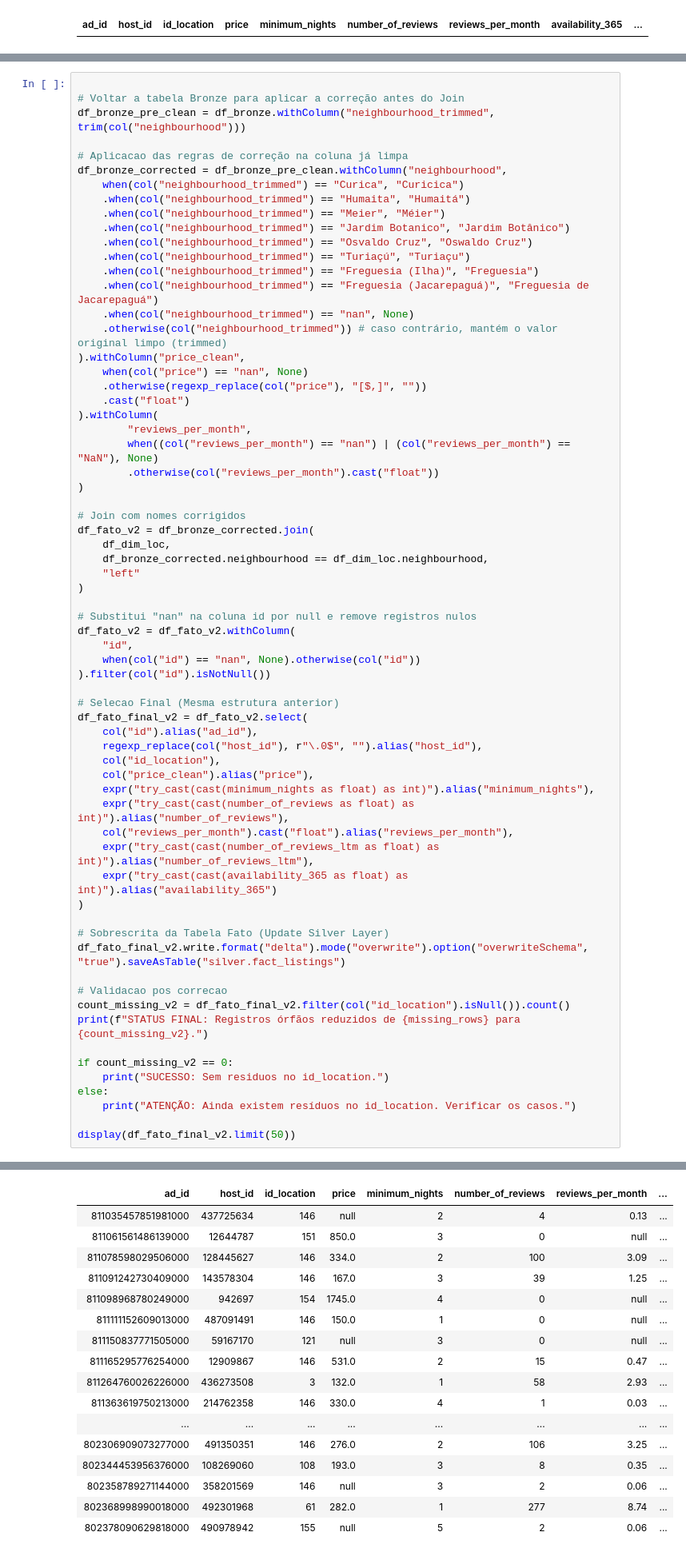
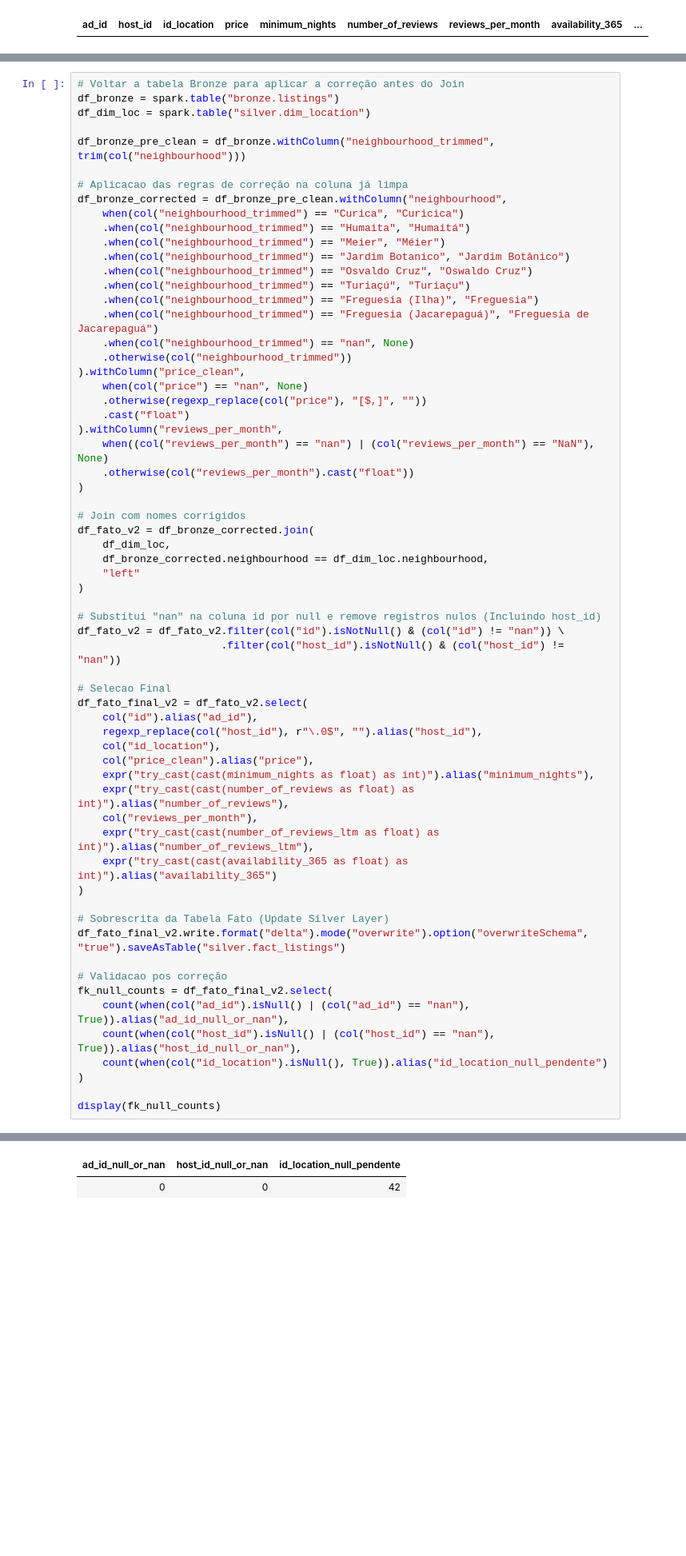
Before and after one commit to juliafarah/MVP_Data_Engineering, a Jupyter notebook: MVP_Pipeline_Airbnb_Rio.ipynb, the cells around one changed output, grey strips where cells are left out. Shown at 80% size. Drawn from its saved outputs; the diff is of its cells as text; blank space fills up the shorter version.

```diff
--- a/MVP_Pipeline_Airbnb_Rio.ipynb
+++ b/MVP_Pipeline_Airbnb_Rio.ipynb
@@ -635,6 +704,8 @@ Perda de Dados Geográficos: 1.02%
 # %%
+# Voltar a tabela Bronze para aplicar a correção antes do Join
+df_bronze = spark.table("bronze.listings")
+df_dim_loc = spark.table("silver.dim_location")
 
-# Voltar a tabela Bronze para aplicar a correção antes do Join
 df_bronze_pre_clean = df_bronze.withColumn("neighbourhood_trimmed", trim(col("neighbourhood")))
 
 # Aplicacao das regras de correção na coluna já limpa
@@ -648,15 +719,14 @@ df_bronze_corrected = df_bronze_pre_clean.withColumn("neighbourhood",
     .when(col("neighbourhood_trimmed") == "Freguesia (Ilha)", "Freguesia")
     .when(col("neighbourhood_trimmed") == "Freguesia (Jacarepaguá)", "Freguesia de Jacarepaguá")
     .when(col("neighbourhood_trimmed") == "nan", None)
-    .otherwise(col("neighbourhood_trimmed")) # caso contrário, mantém o valor original limpo (trimmed)
+    .otherwise(col("neighbourhood_trimmed"))
 ).withColumn("price_clean",
     when(col("price") == "nan", None)
     .otherwise(regexp_replace(col("price"), "[$,]", ""))
     .cast("float")
-).withColumn(
-        "reviews_per_month",
-        when((col("reviews_per_month") == "nan") | (col("reviews_per_month") == "NaN"), None)
-        .otherwise(col("reviews_per_month").cast("float"))
+).withColumn("reviews_per_month",
+    when((col("reviews_per_month") == "nan") | (col("reviews_per_month") == "NaN"), None)
+    .otherwise(col("reviews_per_month").cast("float"))
 )
 
 # Join com nomes corrigidos
@@ -666,13 +736,11 @@ df_fato_v2 = df_bronze_corrected.join(
     "left"
 )
 
-# Substitui "nan" na coluna id por null e remove registros nulos
-df_fato_v2 = df_fato_v2.withColumn(
-    "id",
-    when(col("id") == "nan", None).otherwise(col("id"))
-).filter(col("id").isNotNull())
+# Substitui "nan" na coluna id por null e remove registros nulos (Incluindo host_id)
+df_fato_v2 = df_fato_v2.filter(col("id").isNotNull() & (col("id") != "nan")) \
+                       .filter(col("host_id").isNotNull() & (col("host_id") != "nan"))
 
-# Selecao Final (Mesma estrutura anterior)
+# Selecao Final
 df_fato_final_v2 = df_fato_v2.select(
     col("id").alias("ad_id"),
     regexp_replace(col("host_id"), r"\.0$", "").alias("host_id"),
@@ -680,7 +748,7 @@ df_fato_final_v2 = df_fato_v2.select(
     col("price_clean").alias("price"),
     expr("try_cast(cast(minimum_nights as float) as int)").alias("minimum_nights"),
     expr("try_cast(cast(number_of_reviews as float) as int)").alias("number_of_reviews"),
-    col("reviews_per_month").cast("float").alias("reviews_per_month"),
+    col("reviews_per_month"),
     expr("try_cast(cast(number_of_reviews_ltm as float) as int)").alias("number_of_reviews_ltm"),
     expr("try_cast(cast(availability_365 as float) as int)").alias("availability_365")
 )
@@ -688,14 +756,12 @@ df_fato_final_v2 = df_fato_v2.select(
 # Sobrescrita da Tabela Fato (Update Silver Layer)
 df_fato_final_v2.write.format("delta").mode("overwrite").option("overwriteSchema", "true").saveAsTable("silver.fact_listings")
 
-# Validacao pos correcao
-count_missing_v2 = df_fato_final_v2.filter(col("id_location").isNull()).count()
-print(f"STATUS FINAL: Registros órfãos reduzidos de {missing_rows} para {count_missing_v2}.")
+# Validacao pos correção
+fk_null_counts = df_fato_final_v2.select(
+    count(when(col("ad_id").isNull() | (col("ad_id") == "nan"), True)).alias("ad_id_null_or_nan"),
+    count(when(col("host_id").isNull() | (col("host_id") == "nan"), True)).alias("host_id_null_or_nan"),
+    count(when(col("id_location").isNull(), True)).alias("id_location_null_pendente")
+)
 
-if count_missing_v2 == 0:
-    print("SUCESSO: Sem residuos no id_location.")
-else:
-    print("ATENÇÃO: Ainda existem resíduos no id_location. Verificar os casos.")
-
-display(df_fato_final_v2.limit(50))
+display(fk_null_counts)
 # %% [output]
@@ -704,17 +768,2 @@ ATENÇÃO: Ainda existem resíduos no id_location. Verificar os casos.
-| ad_id | host_id | id_location | price | minimum_nights | number_of_reviews | reviews_per_month | ... |
-| 811035457851981000 | 437725634 | 146 | null | 2 | 4 | 0.13 | ... |
-| 811061561486139000 | 12644787 | 151 | 850.0 | 3 | 0 | null | ... |
-| 811078598029506000 | 128445627 | 146 | 334.0 | 2 | 100 | 3.09 | ... |
-| 811091242730409000 | 143578304 | 146 | 167.0 | 3 | 39 | 1.25 | ... |
-| 811098968780249000 | 942697 | 154 | 1745.0 | 4 | 0 | null | ... |
-| 811111152609013000 | 487091491 | 146 | 150.0 | 1 | 0 | null | ... |
-| 811150837771505000 | 59167170 | 121 | null | 3 | 0 | null | ... |
-| 811165295776254000 | 12909867 | 146 | 531.0 | 2 | 15 | 0.47 | ... |
-| 811264760026226000 | 436273508 | 3 | 132.0 | 1 | 58 | 2.93 | ... |
-| 811363619750213000 | 214762358 | 146 | 330.0 | 4 | 1 | 0.03 | ... |
-| ... | ... | ... | ... | ... | ... | ... | ... |
-| 802306909073277000 | 491350351 | 146 | 276.0 | 2 | 106 | 3.25 | ... |
-| 802344453956376000 | 108269060 | 108 | 193.0 | 3 | 8 | 0.35 | ... |
-| 802358789271144000 | 358201569 | 146 | null | 3 | 2 | 0.06 | ... |
-| 802368998990018000 | 492301968 | 61 | 282.0 | 1 | 277 | 8.74 | ... |
-| 802378090629818000 | 490978942 | 155 | null | 5 | 2 | 0.06 | ... |
+| ad_id_null_or_nan | host_id_null_or_nan | id_location_null_pendente |
+| 0 | 0 | 42 |
```
Also changed, not shown: parts of 23 cells of this notebook.
